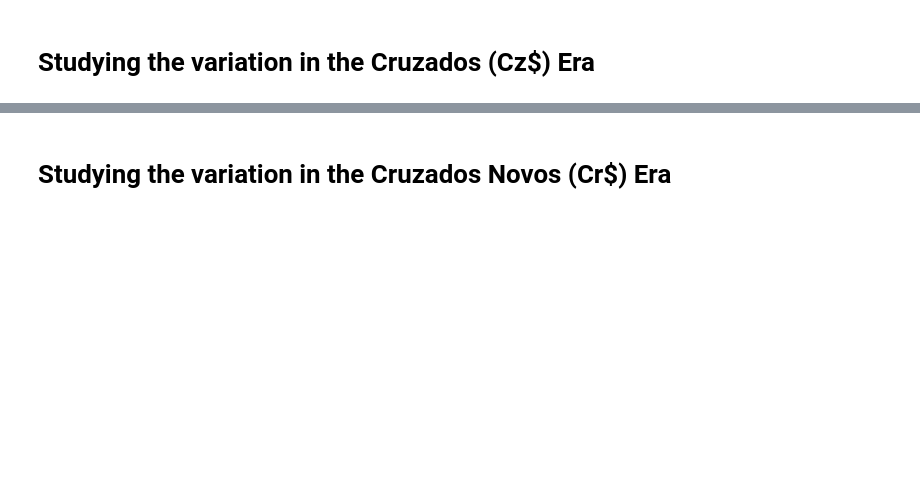
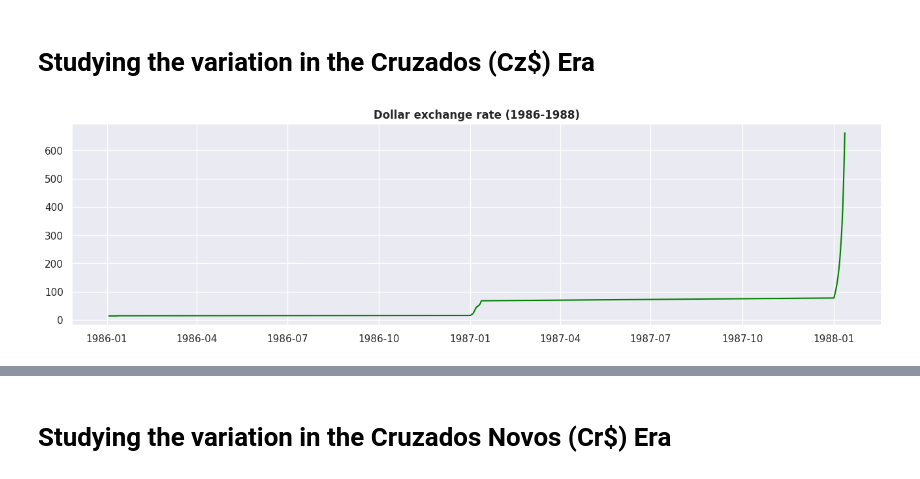
Before and after one commit to guilhermelaviola/MinimumWage, a Jupyter notebook: MinimumWageBrazil.ipynb, the cells around one changed output, grey strips where cells are left out. Cells and saved outputs as stored; diff of their text form; code cells hidden in the pictures; blank space fills up the shorter version.

```diff
--- a/MinimumWageBrazil.ipynb
+++ b/MinimumWageBrazil.ipynb
@@ -156,2 +158,10 @@ plt.show()
 # %% [markdown]
 # **Studying the variation in the Cruzados (Cz$) Era**
+# %%
+# Displaying the US Dollar exchange rate variation in Brazil between 1986 and 1988:
+plt.figure(figsize = (16, 4))
+plt.title('Dollar exchange rate (1986-1988)', fontweight = 'bold')
+plt.plot(cruzados['Month/Year'], cruzados['Dolar exchange rate'], color = 'green')
+plt.show()
+# %% [output]
+[figure, added]
```
Also changed, not shown: parts of 10 cells of this notebook.
